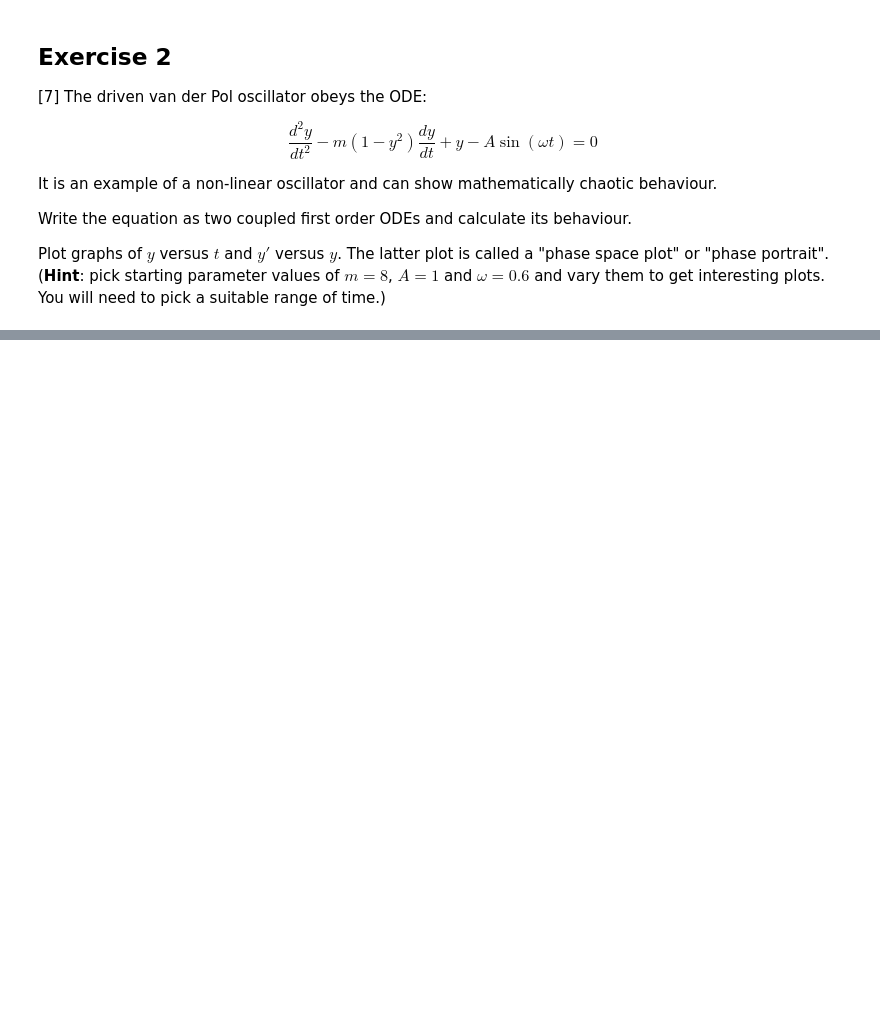
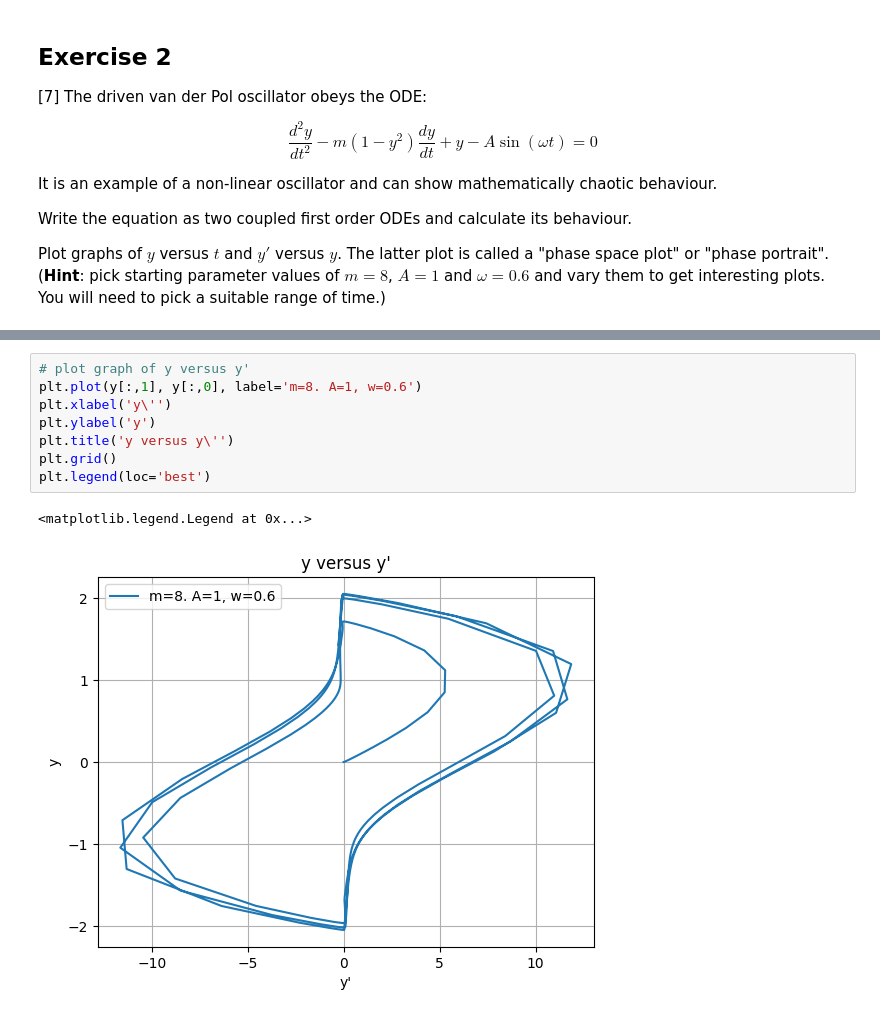
Before and after one commit to PX2145-2025/week-8-b-Morgan-Howard-Reuben, a Jupyter notebook: ODEs.ipynb, the cells around one changed output, grey strips where cells are left out. Drawn from its saved outputs; the diff is of its cells as text; blank space fills up the shorter version.

```diff
--- a/ODEs.ipynb
+++ b/ODEs.ipynb
@@ -265,0 +268,11 @@ Text(0.5, 1.0, 'y versus t')
+# %%
+# plot graph of y versus y'
+plt.plot(y[:,1], y[:,0], label='m=8. A=1, w=0.6')
+plt.xlabel('y\'')
+plt.ylabel('y')
+plt.title('y versus y\'')
+plt.grid()
+plt.legend(loc='best')
+# %% [output]
+<matplotlib.legend.Legend at 0x...>
+[figure, added]
```
Also changed, not shown: parts of 4 cells of this notebook.
